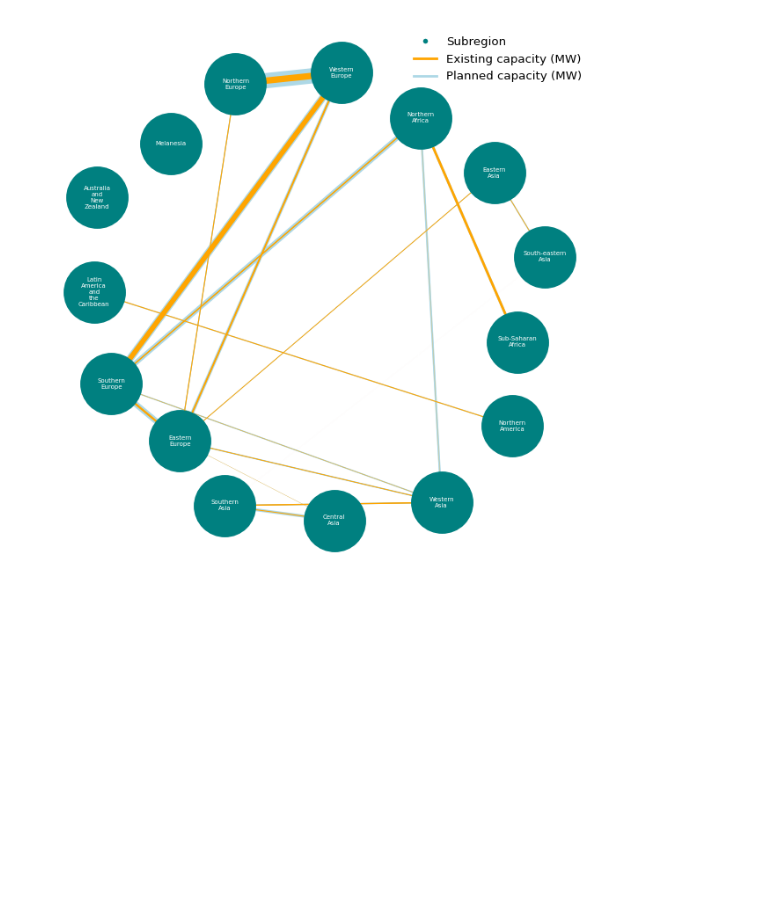
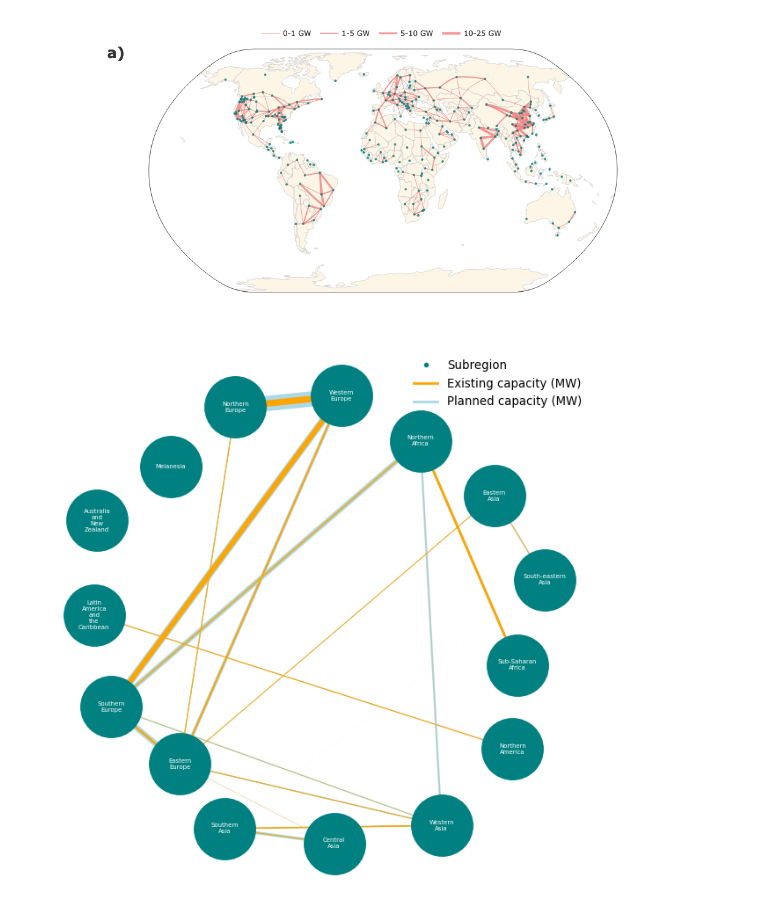
Before and after one commit to Electricity-Transmission-Database/electricity-transmission-database, a Jupyter notebook: notebooks/make_plots.ipynb, the cells around one changed output. Saved outputs shown, nothing was run; the diff lists cells and outputs as text; code cells hidden in the pictures; blank space fills up the shorter version.

```diff
--- a/notebooks/make_plots.ipynb
+++ b/notebooks/make_plots.ipynb
@@ -46,11 +97,41 @@ fig.show()
 fig,nodes,lines = db_plots.map_transmission_lines(
     bins = [0,1,5,10,25],
     labels = ['0-1','1-5','5-10','10-25'],
-    planned_capacity=False,
-    node_size=4,
-    #title='A',
+    planned_capacity = False,
+    node_size = 4,
+    colours = {
+        'node' : 'teal',
+        'landcolor' : 'oldlace',
+        'borders' : 'lightgray',
+        'oceancolor' : 'white',
+        'line_existing' : 'lightcoral',
+        'line_planned' : 'navy',
+    },
+    line_min_width = 1,
+    line_step = 1.0,
+    showgrid = False,
+    title = '<b>a)</b>',
+    legend_title = None,
+)
+
+# formatting
+fig.update_layout(
+    title=dict(
+        font=dict(size=24)
+    ),
+    title_x=0.1,
+    title_y=0.9,
+    legend=dict(
+        yanchor="top",
+        y=1.1,
+        xanchor="center",
+        x=0.5,
+        orientation="h",
+    ),
 )
 
 fig.write_html('../outputs/figures/map_capacity_existing.html')
+plotly.io.write_image(fig, '../outputs/figures/map_capacity_existing.pdf', format='pdf')
+
 fig.show()
 # %% [output]
@@ -58,3 +138,4 @@ fig.show()
+[figure, added]
 # %%
 f = db_plots.network_topology(
     by='subregion',
```
Also changed, not shown: parts of 5 cells of this notebook, 8 other files.
